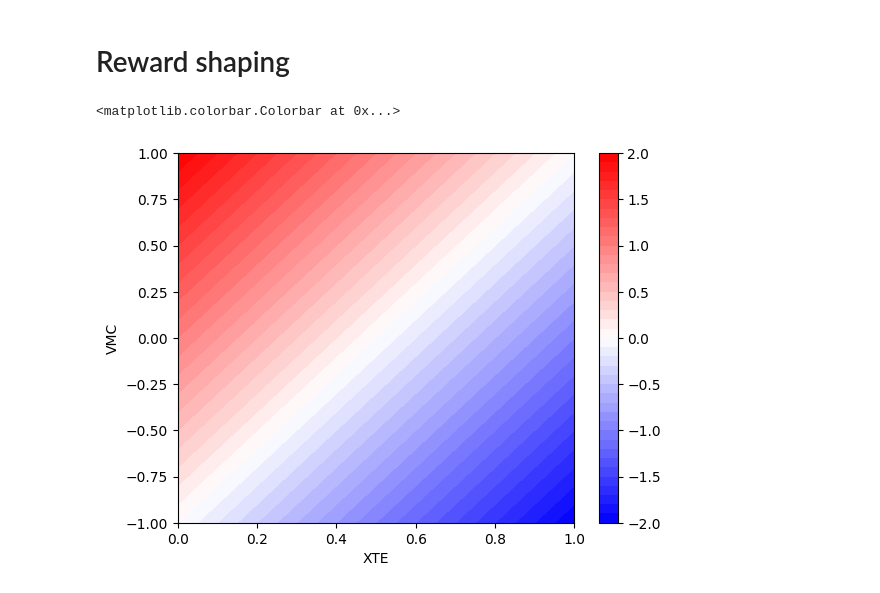
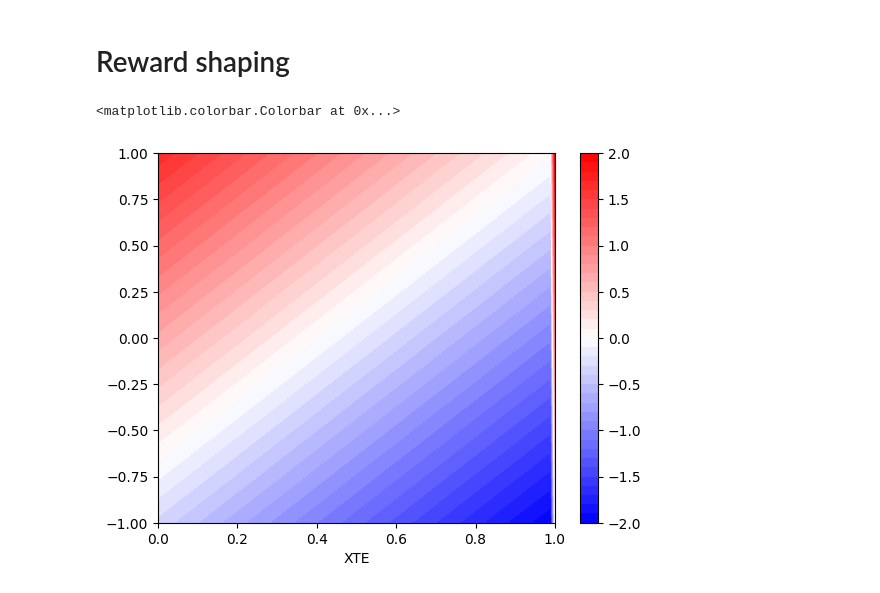
Before and after one commit to lucasmrdt/sailboat-drl, a Jupyter notebook: notebooks/rewards.ipynb, the cells around one changed output. Saved outputs shown, nothing was run; the diff lists cells and outputs as text; code cells hidden in the pictures.

```diff
--- a/notebooks/rewards.ipynb
+++ b/notebooks/rewards.ipynb
@@ -200,21 +200,19 @@ def sigmoid_bar(x):
     return 2*sigmoid(x) - 1
 
 delta = .4
-eps = .1
-eta = .9
-
-alpha1 = np.log((2+eta)/(2-eta))/eps
-
-# Z = sigmoid_bar(-alpha*(XTE - delta)) + VMC
-# Z = sigmoid_bar(-alpha1*(XTE - delta)) + sigmoid_bar(alpha1*VMC)
-# Z = ((XTE)**2 + (VMC)**2)**.5
-# Z = 2*(XTE - delta)**2/(1-delta)**2 - 1
-Z = -(2*XTE-1) + VMC
-
-plt.xlabel('XTE')
-plt.ylabel('VMC')
-plt.contourf(XTE, VMC, Z, levels=45, cmap='bwr')
-plt.colorbar()
-# %% [output]
-<matplotlib.colorbar.Colorbar at 0x...>
-[figure, removed]
+# %%
+_XTE = XTE - delta
+b = _XTE.max()
+_XTE[np.abs(_XTE) >= b] = -b
+_XTE /= b
+
+Z = -_XTE + VMC
+# Z = -_XTE
+
+plt.xlabel('XTE')
+# plt.ylabel('VMC')
+plt.contourf(XTE, VMC, Z, levels=45, cmap='bwr')
+plt.colorbar()
+# %% [output]
+<matplotlib.colorbar.Colorbar at 0x...>
+[figure, added]
```
Also changed, not shown: parts of 2 cells of this notebook, 1 other file.
